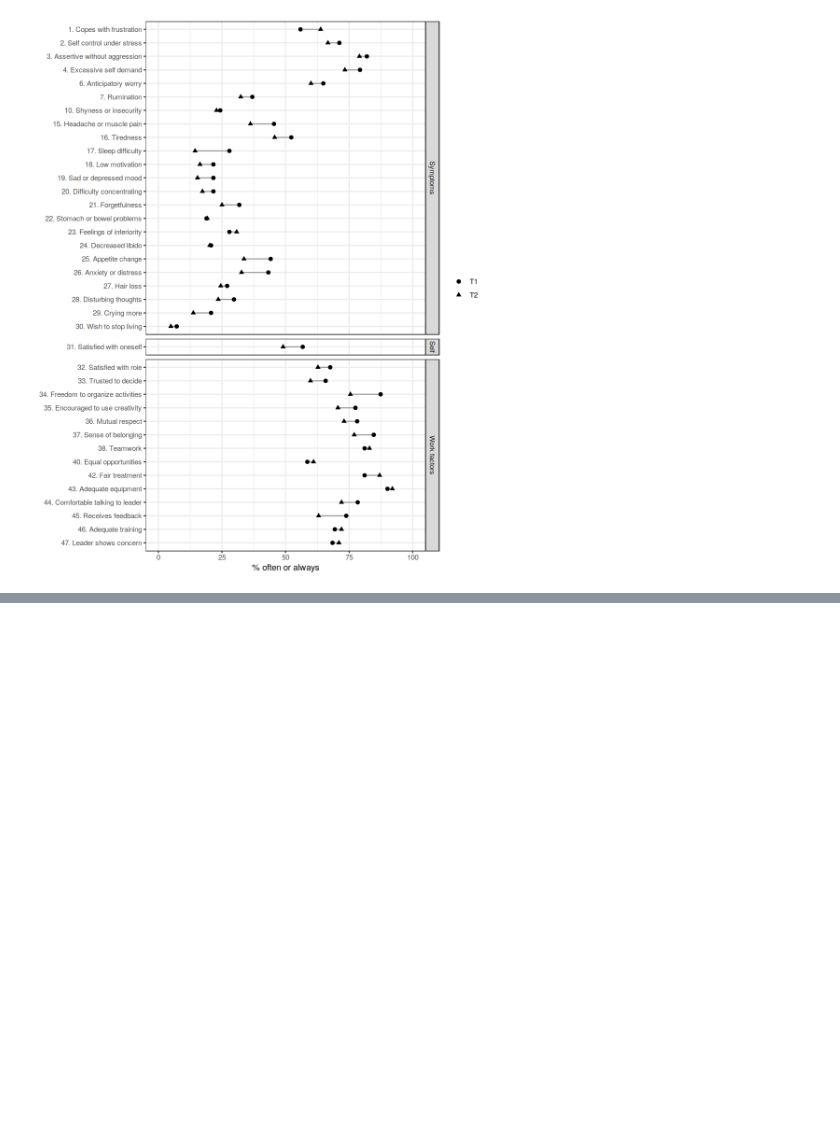
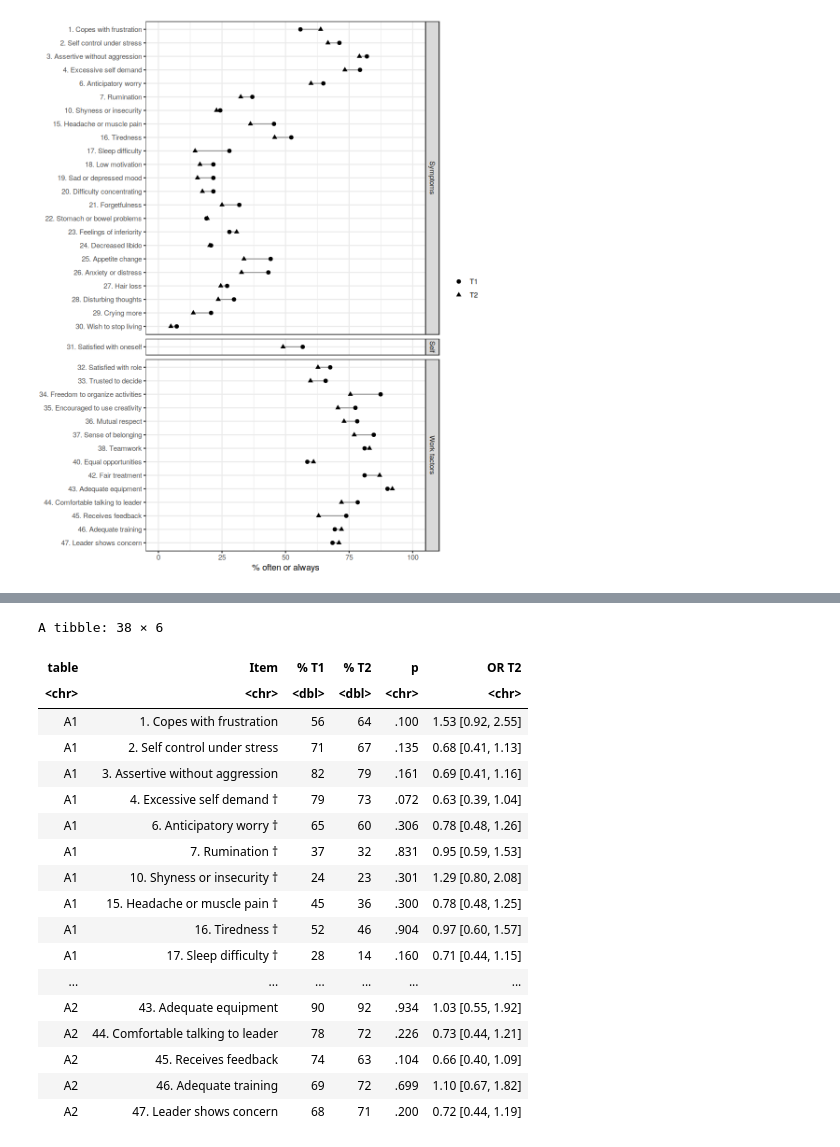
Before and after one commit to anovabr/AGEM-Time-Series, a Jupyter notebook: Processing and analysis/Command files/DA - Time series.ipynb, the cells around one changed output, grey strips where cells are left out. Drawn from its saved outputs; the diff is of its cells as text; code cells hidden in the pictures; blank space fills up the shorter version.

```diff
--- a/Processing and analysis/Command files/DA - Time series.ipynb
+++ b/Processing and analysis/Command files/DA - Time series.ipynb
@@ -194,0 +153,35 @@ df |>
+# %%
+# share answering often or always (category 3) by wave, with p and odds ratio of T2 against T1 from freq_table();
+# Table A1 = symptoms and emotional regulation (items 1 to 30), Table A2 = satisfaction with oneself and work factors (items 31 to 47); tenure (57) is described in the text
+freq_table("emocional") |>
+  filter(Item != "") |>
+  transmute(item = as.integer(str_extract(Item, "^\\d+")), Item, p, `OR T2`) |>
+  filter(item != 57) |>
+  left_join(df |>
+              filter(instrument == "emocional") |>
+              summarise(pct = round(100 * mean(code_3 == 3)), .by = c(item, wave)) |>
+              pivot_wider(names_from = wave, values_from = pct, names_glue = "% {wave}"),
+            by = "item") |>
+  mutate(table = if_else(item <= 30, "A1", "A2")) |>
+  arrange(table, item) |>
+  select(table, Item, `% T1`, `% T2`, p, `OR T2`)
+# %% [output]
+A tibble: 38 × 6
+| table | Item | % T1 | % T2 | p | OR T2 |
+| <chr> | <chr> | <dbl> | <dbl> | <chr> | <chr> |
+| A1 | 1. Copes with frustration | 56 | 64 | .100 | 1.53 [0.92, 2.55] |
+| A1 | 2. Self control under stress | 71 | 67 | .135 | 0.68 [0.41, 1.13] |
+| A1 | 3. Assertive without aggression | 82 | 79 | .161 | 0.69 [0.41, 1.16] |
+| A1 | 4. Excessive self demand † | 79 | 73 | .072 | 0.63 [0.39, 1.04] |
+| A1 | 6. Anticipatory worry † | 65 | 60 | .306 | 0.78 [0.48, 1.26] |
+| A1 | 7. Rumination † | 37 | 32 | .831 | 0.95 [0.59, 1.53] |
+| A1 | 10. Shyness or insecurity † | 24 | 23 | .301 | 1.29 [0.80, 2.08] |
+| A1 | 15. Headache or muscle pain † | 45 | 36 | .300 | 0.78 [0.48, 1.25] |
+| A1 | 16. Tiredness † | 52 | 46 | .904 | 0.97 [0.60, 1.57] |
+| A1 | 17. Sleep difficulty † | 28 | 14 | .160 | 0.71 [0.44, 1.15] |
+| ... | ... | ... | ... | ... | ... |
+| A2 | 43. Adequate equipment | 90 | 92 | .934 | 1.03 [0.55, 1.92] |
+| A2 | 44. Comfortable talking to leader | 78 | 72 | .226 | 0.73 [0.44, 1.21] |
+| A2 | 45. Receives feedback | 74 | 63 | .104 | 0.66 [0.40, 1.09] |
+| A2 | 46. Adequate training | 69 | 72 | .699 | 1.10 [0.67, 1.82] |
+| A2 | 47. Leader shows concern | 68 | 71 | .200 | 0.72 [0.44, 1.19] |
```
Also changed, not shown: parts of 9 cells of this notebook, 6 other files.
